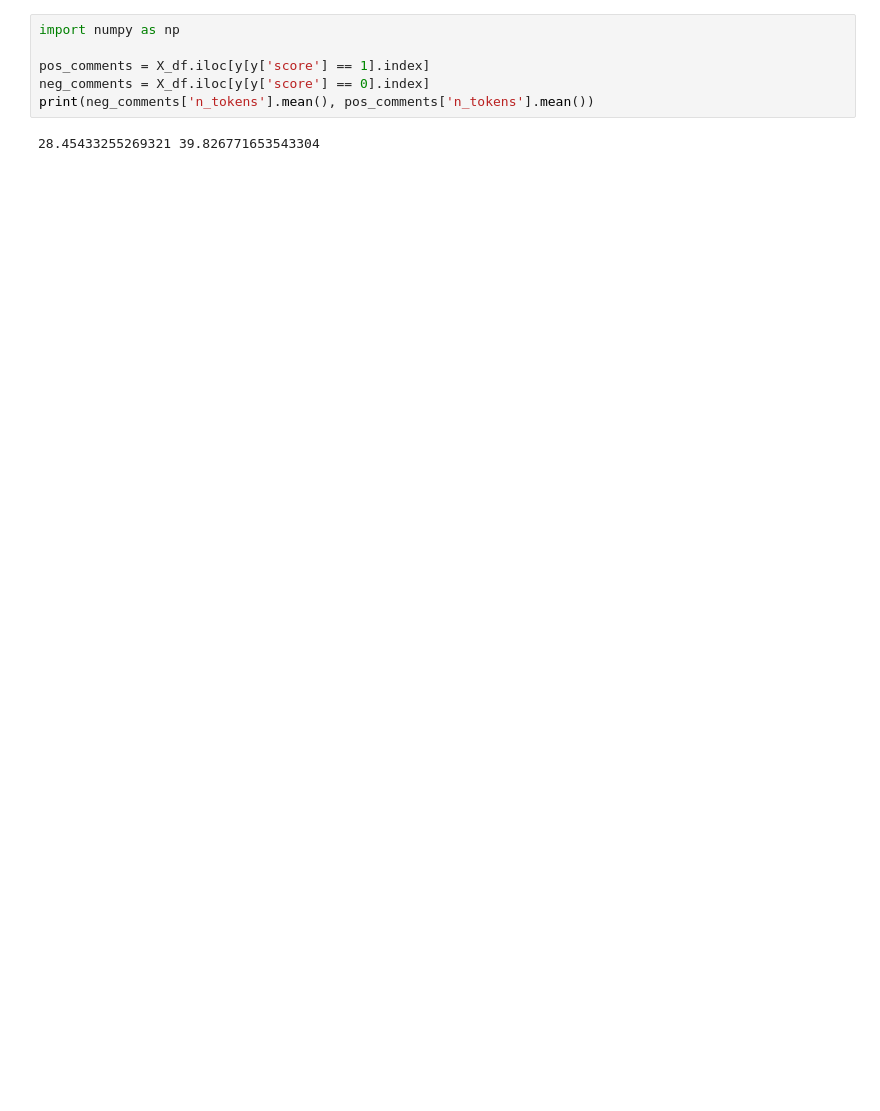
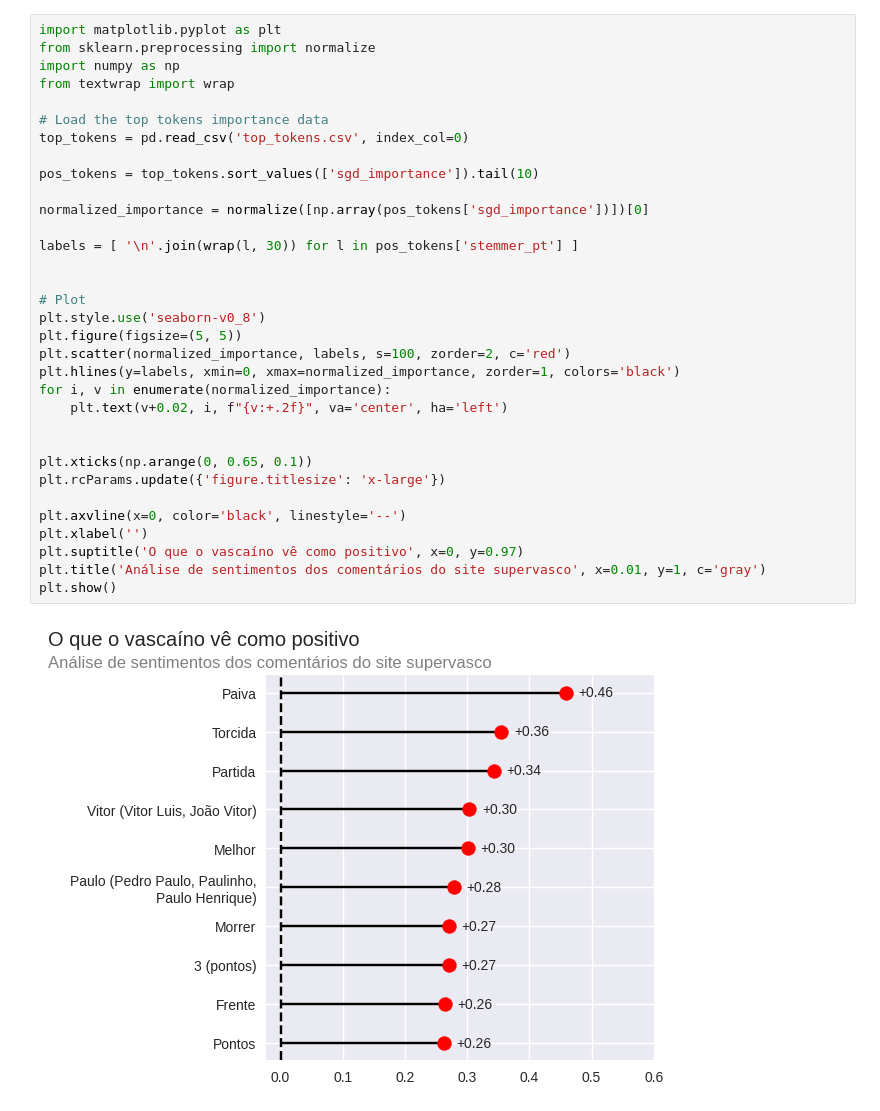
Before and after one commit to Pedroscsilva/sentimental-vasco, a Jupyter notebook: app/analysis/analysis.ipynb, the cells around one changed output. Saved outputs shown, nothing was run; the diff lists cells and outputs as text; blank space fills up the shorter version.

Commit message:
feat: first plots

```diff
--- a/app/analysis/analysis.ipynb
+++ b/app/analysis/analysis.ipynb
@@ -55,8 +59,35 @@ par           -4.077551
-# %%
-import numpy as np
-
-pos_comments = X_df.iloc[y[y['score'] == 1].index]
-neg_comments = X_df.iloc[y[y['score'] == 0].index]
-print(neg_comments['n_tokens'].mean(), pos_comments['n_tokens'].mean())
-# %% [output]
-28.45433255269321 39.826771653543304
+# %%
+import matplotlib.pyplot as plt
+from sklearn.preprocessing import normalize
+import numpy as np
+from textwrap import wrap
+
+# Load the top tokens importance data
+top_tokens = pd.read_csv('top_tokens.csv', index_col=0)
+
+pos_tokens = top_tokens.sort_values(['sgd_importance']).tail(10)
+
+normalized_importance = normalize([np.array(pos_tokens['sgd_importance'])])[0]
+
+labels = [ '\n'.join(wrap(l, 30)) for l in pos_tokens['stemmer_pt'] ]
+
+
+# Plot
+plt.style.use('seaborn-v0_8')
+plt.figure(figsize=(5, 5))
+plt.scatter(normalized_importance, labels, s=100, zorder=2, c='red')
+plt.hlines(y=labels, xmin=0, xmax=normalized_importance, zorder=1, colors='black')
+for i, v in enumerate(normalized_importance):
+    plt.text(v+0.02, i, f"{v:+.2f}", va='center', ha='left')
+
+
+plt.xticks(np.arange(0, 0.65, 0.1))
+plt.rcParams.update({'figure.titlesize': 'x-large'})
+
+plt.axvline(x=0, color='black', linestyle='--')
+plt.xlabel('')
+plt.suptitle('O que o vascaíno vê como positivo', x=0, y=0.97)
+plt.title('Análise de sentimentos dos comentários do site supervasco', x=0.01, y=1, c='gray')
+plt.show()
+# %% [output]
+[figure, added]
```
Also changed, not shown: parts of 2 cells of this notebook, 5 other files.
